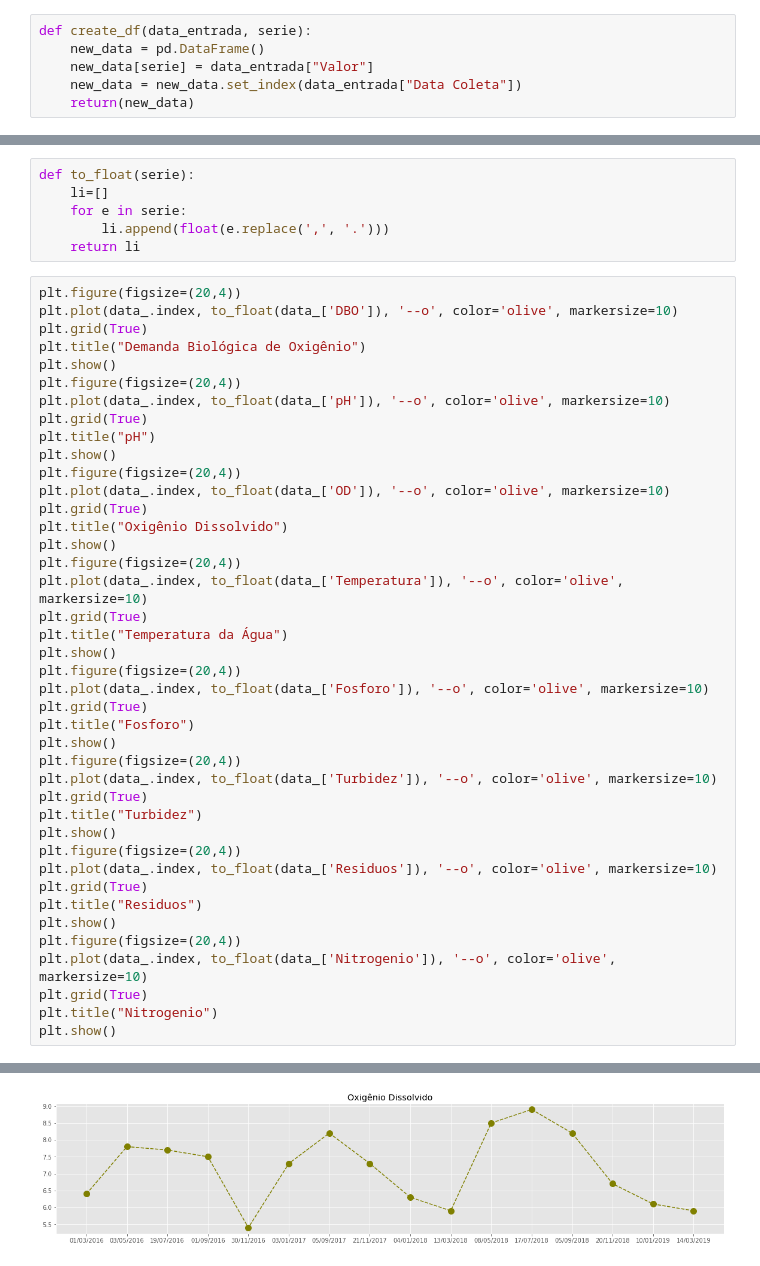
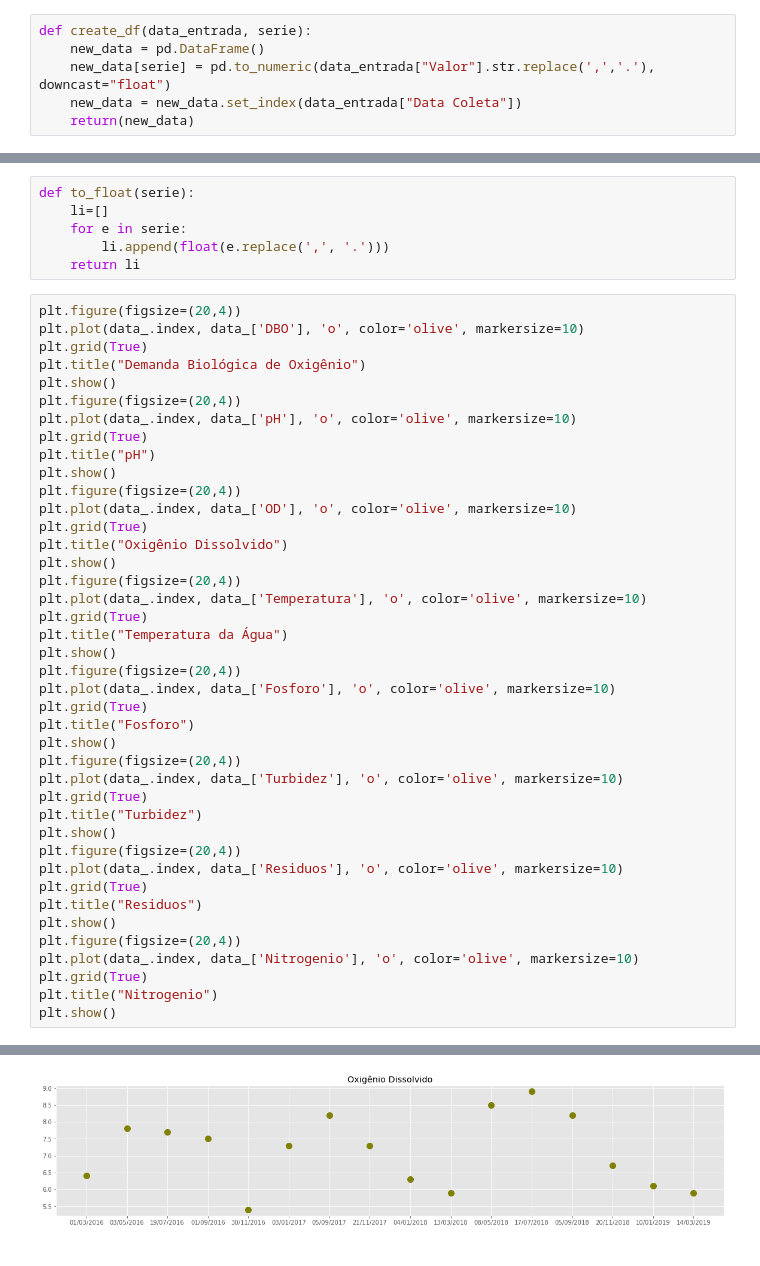
Before and after one commit to EikiYamashiro/IQA_calculator, a Jupyter notebook: P3_1.ipynb, the cells around one changed output, grey strips where cells are left out. Saved outputs shown, nothing was run; the diff lists cells and outputs as text.

```diff
--- a/P3_1.ipynb
+++ b/P3_1.ipynb
@@ -25,7 +25,7 @@ Name: Parametro, dtype: int64
 # %%
 def create_df(data_entrada, serie):
     new_data = pd.DataFrame()
-    new_data[serie] = data_entrada["Valor"]
+    new_data[serie] = pd.to_numeric(data_entrada["Valor"].str.replace(',','.'), downcast="float")
     new_data = new_data.set_index(data_entrada["Data Coleta"])
     return(new_data)
 # %%
@@ -123,42 +115,42 @@ def to_float(serie):
     return li
 # %%
 plt.figure(figsize=(20,4))
-plt.plot(data_.index, to_float(data_['DBO']), '--o', color='olive', markersize=10)
+plt.plot(data_.index, data_['DBO'], 'o', color='olive', markersize=10)
 plt.grid(True)
 plt.title("Demanda Biológica de Oxigênio")
 plt.show()
 plt.figure(figsize=(20,4))
-plt.plot(data_.index, to_float(data_['pH']), '--o', color='olive', markersize=10)
+plt.plot(data_.index, data_['pH'], 'o', color='olive', markersize=10)
 plt.grid(True)
 plt.title("pH")
 plt.show()
 plt.figure(figsize=(20,4))
-plt.plot(data_.index, to_float(data_['OD']), '--o', color='olive', markersize=10)
+plt.plot(data_.index, data_['OD'], 'o', color='olive', markersize=10)
 plt.grid(True)
 plt.title("Oxigênio Dissolvido")
 plt.show()
 plt.figure(figsize=(20,4))
-plt.plot(data_.index, to_float(data_['Temperatura']), '--o', color='olive', markersize=10)
+plt.plot(data_.index, data_['Temperatura'], 'o', color='olive', markersize=10)
 plt.grid(True)
 plt.title("Temperatura da Água")
 plt.show()
 plt.figure(figsize=(20,4))
-plt.plot(data_.index, to_float(data_['Fosforo']), '--o', color='olive', markersize=10)
+plt.plot(data_.index, data_['Fosforo'], 'o', color='olive', markersize=10)
 plt.grid(True)
 plt.title("Fosforo")
 plt.show()
 plt.figure(figsize=(20,4))
-plt.plot(data_.index, to_float(data_['Turbidez']), '--o', color='olive', markersize=10)
+plt.plot(data_.index, data_['Turbidez'], 'o', color='olive', markersize=10)
 plt.grid(True)
 plt.title("Turbidez")
 plt.show()
 plt.figure(figsize=(20,4))
-plt.plot(data_.index, to_float(data_['Residuos']), '--o', color='olive', markersize=10)
+plt.plot(data_.index, data_['Residuos'], 'o', color='olive', markersize=10)
 plt.grid(True)
 plt.title("Residuos")
 plt.show()
 plt.figure(figsize=(20,4))
-plt.plot(data_.index, to_float(data_['Nitrogenio']), '--o', color='olive', markersize=10)
+plt.plot(data_.index, data_['Nitrogenio'], 'o', color='olive', markersize=10)
 plt.grid(True)
 plt.title("Nitrogenio")
 plt.show()
@@ -168 +160 @@ plt.show()
-[figure, old version]
+[figure, new version]
```
Also changed, not shown: parts of 5 cells of this notebook.
